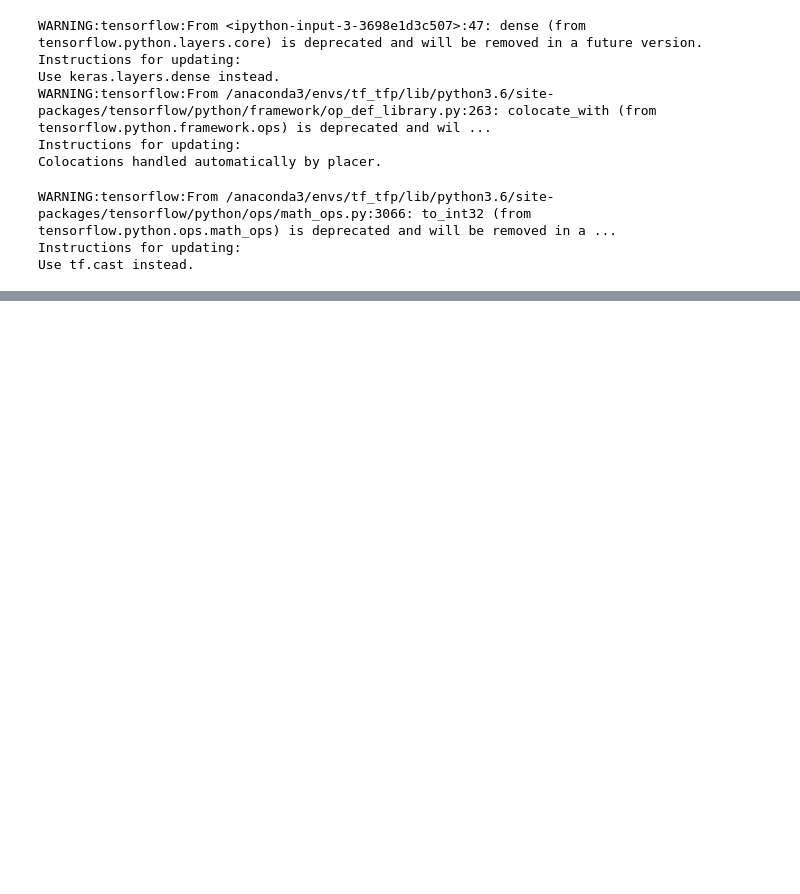
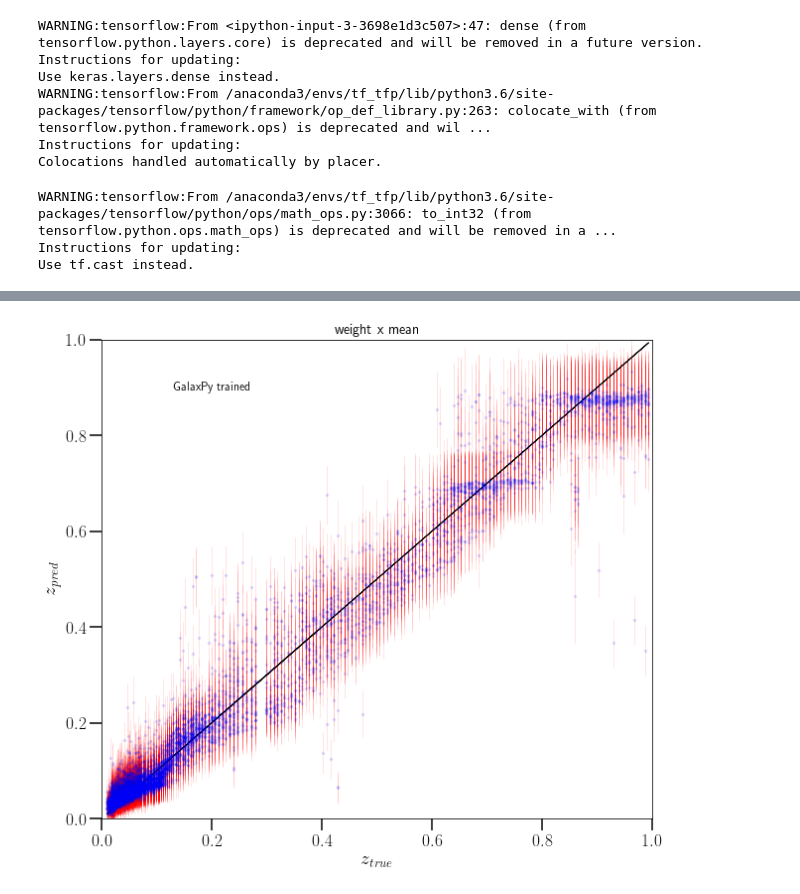
Before and after one commit to nesar/phoZ, a Jupyter notebook: mdn_galaxpy_customL.ipynb, the cells around one changed output, grey strips where cells are left out. Cells and saved outputs as stored; diff of their text form; code cells hidden in the pictures; blank space fills up the shorter version.

```diff
--- a/mdn_galaxpy_customL.ipynb
+++ b/mdn_galaxpy_customL.ipynb
@@ -413,6 +395,8 @@ if datafile == 'GalaxPy':
 
 
     if sim_obs_combine:
+        train_datafile = 'GalaxPy'
+
 
     # 2.0 ####### TRAIN USING SIMULATION, TEST OBSERVATION ####
 
@@ -445,6 +429,7 @@ if datafile == 'GalaxPy':
         y_test = TrainZ[:num_test]  # spec z
 
     else:
+        train_datafile = 'SDSS'
         # 1.1 ####### SIMULATED: QUENCHED ONLY ############
         # Trainfiles = sim_q.arr_c
         # TrainZ = sim_q.arr_z
@@ -810,35 +813,37 @@ plt.show()
 # %%
 
 #############################################################################3
 
 import SetPub
 SetPub.set_pub()
 
 
 ## Overall mean --- weight * mean
 
 y_pred = np.sum(pred_means*pred_weights, axis = 1)
 y_pred_std = np.sum(pred_std*pred_weights, axis = 1)
 
-plt.figure(22, figsize=(9,15))
+plt.figure(22, figsize=(9,8))
 
 
 # plt.scatter(y_test, y_pred, facecolors='k', s = 1)
 plt.errorbar( (ymax - ymin)*(ymin + y_train), (ymax - ymin)*(ymin + y_pred), yerr= (ymax - ymin)*(ymin + y_pred_std), fmt='bo', ecolor='r', ms = 2, alpha = 0.1)
 
 
-plt.text(0.8, 2.0, datafile, horizontalalignment='center', verticalalignment='center')
+plt.text(0.2, 0.9, train_datafile + ' trained', horizontalalignment='center', verticalalignment='center')
 plt.plot((ymax - ymin)*(ymin + y_train), (ymax - ymin)*(ymin + y_train), 'k')
 plt.ylabel(r'$z_{pred}$', fontsize = 19)
 plt.xlabel(r'$z_{true}$', fontsize = 19)
-# plt.xscale([0,1])
-# plt.yscale([0,1])
+plt.xlim([0,1])
+plt.ylim([0,1])
 plt.title('weight x mean')
 plt.tight_layout()
 plt.show()
 
 
 ###################################################################
+# %% [output]
+[figure, added]
 # %%
 
 ###########################################################################
```
Also changed, not shown: parts of 13 cells of this notebook.
